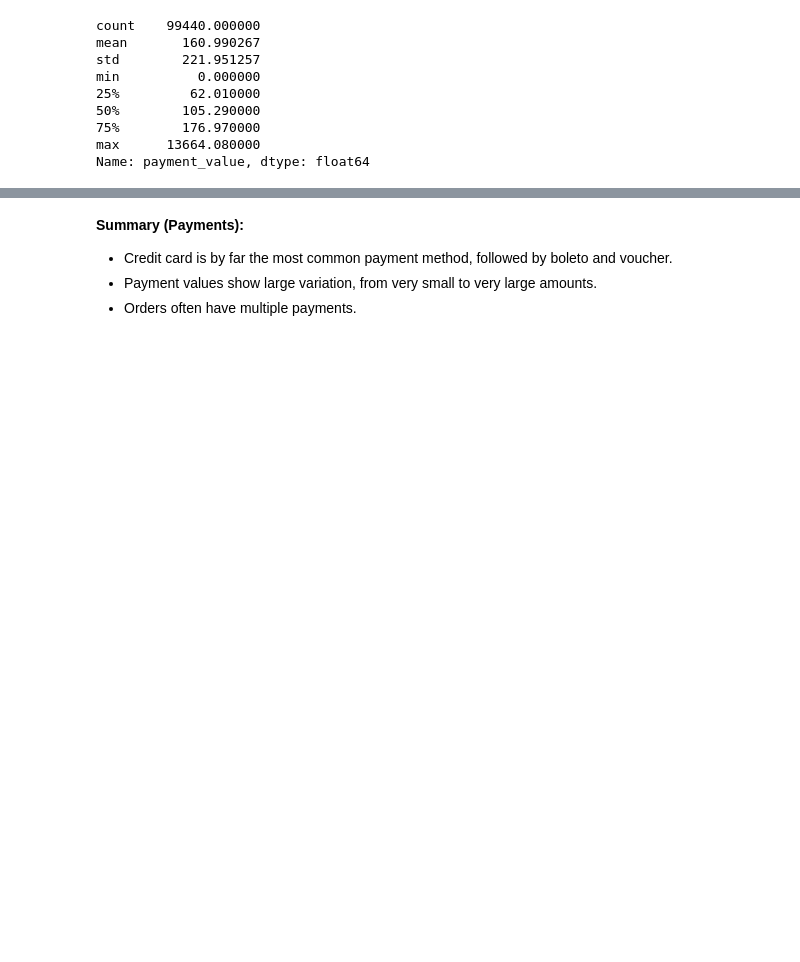
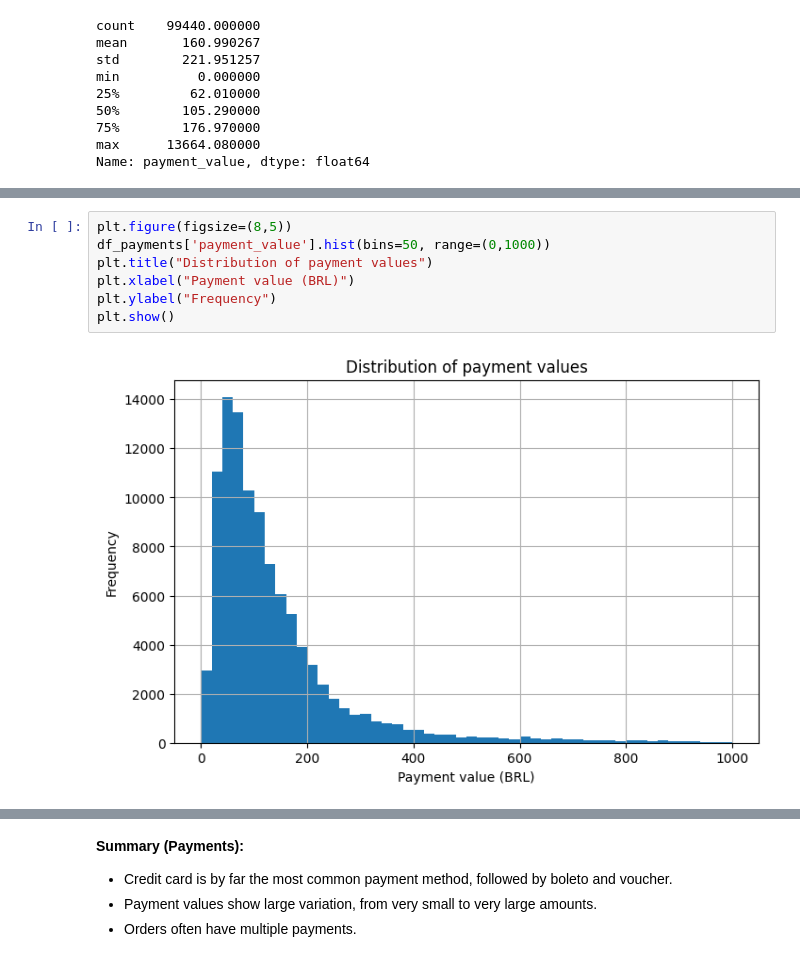
Before and after one commit to MikaelR1/Portfolio-Analytics, a Jupyter notebook: notebooks/eda.ipynb, the cells around one changed output, grey strips where cells are left out. Drawn from its saved outputs; the diff is of its cells as text; blank space fills up the shorter version.

```diff
--- a/notebooks/eda.ipynb
+++ b/notebooks/eda.ipynb
@@ -457,0 +493,9 @@ Name: payment_value, dtype: float64
+# %%
+plt.figure(figsize=(8,5))
+df_payments['payment_value'].hist(bins=50, range=(0,1000))
+plt.title("Distribution of payment values")
+plt.xlabel("Payment value (BRL)")
+plt.ylabel("Frequency")
+plt.show()
+# %% [output]
+[figure, added]
```
Also changed, not shown: parts of 9 cells of this notebook.
